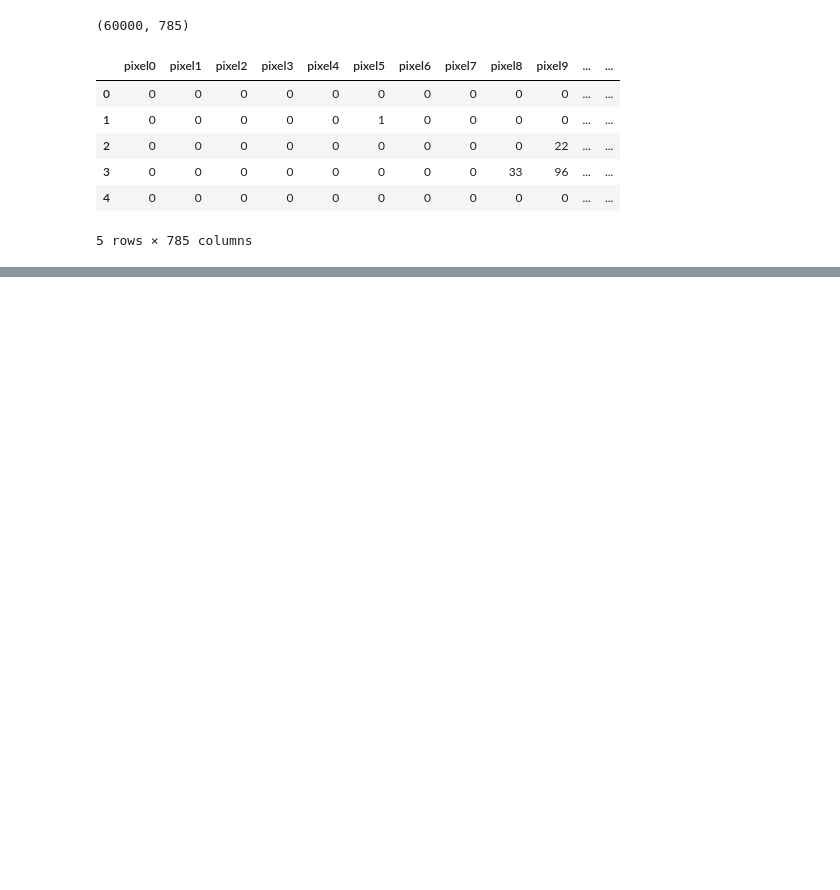
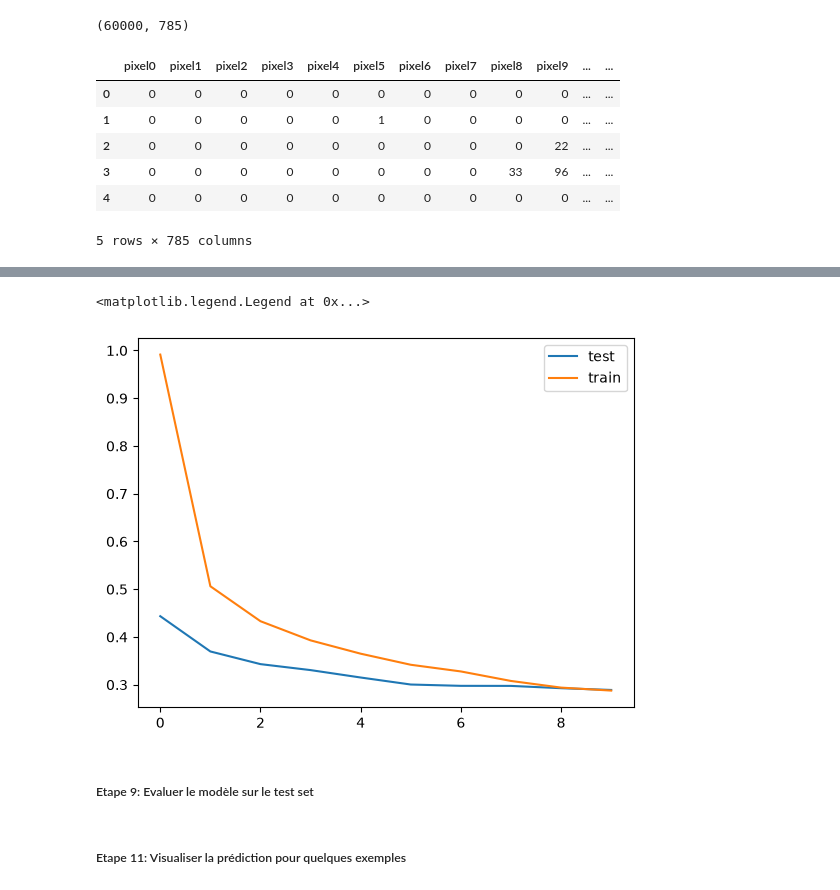
Before and after one commit to Tesfabirhan-WR/deep-learning, a Jupyter notebook: fashion-mnist.ipynb, the cells around one changed output, grey strips where cells are left out. Drawn from its saved outputs; the diff is of its cells as text; code cells hidden in the pictures; blank space fills up the shorter version.

```diff
--- a/fashion-mnist.ipynb
+++ b/fashion-mnist.ipynb
@@ -78,0 +271,11 @@ Textes pour vérifier  : 15000
+# %%
+plt.plot(history.history["val_loss"])
+plt.plot(history.history["loss"])
+plt.legend(["test", "train"])
+# %% [output]
+<matplotlib.legend.Legend at 0x...>
+[figure, added]
+# %% [markdown]
+##### Etape 9: Evaluer le modèle sur le test set
+# %% [markdown]
+##### Etape 11: Visualiser la prédiction pour quelques exemples
```
Also changed, not shown: parts of 30 cells of this notebook, 1 other file.
